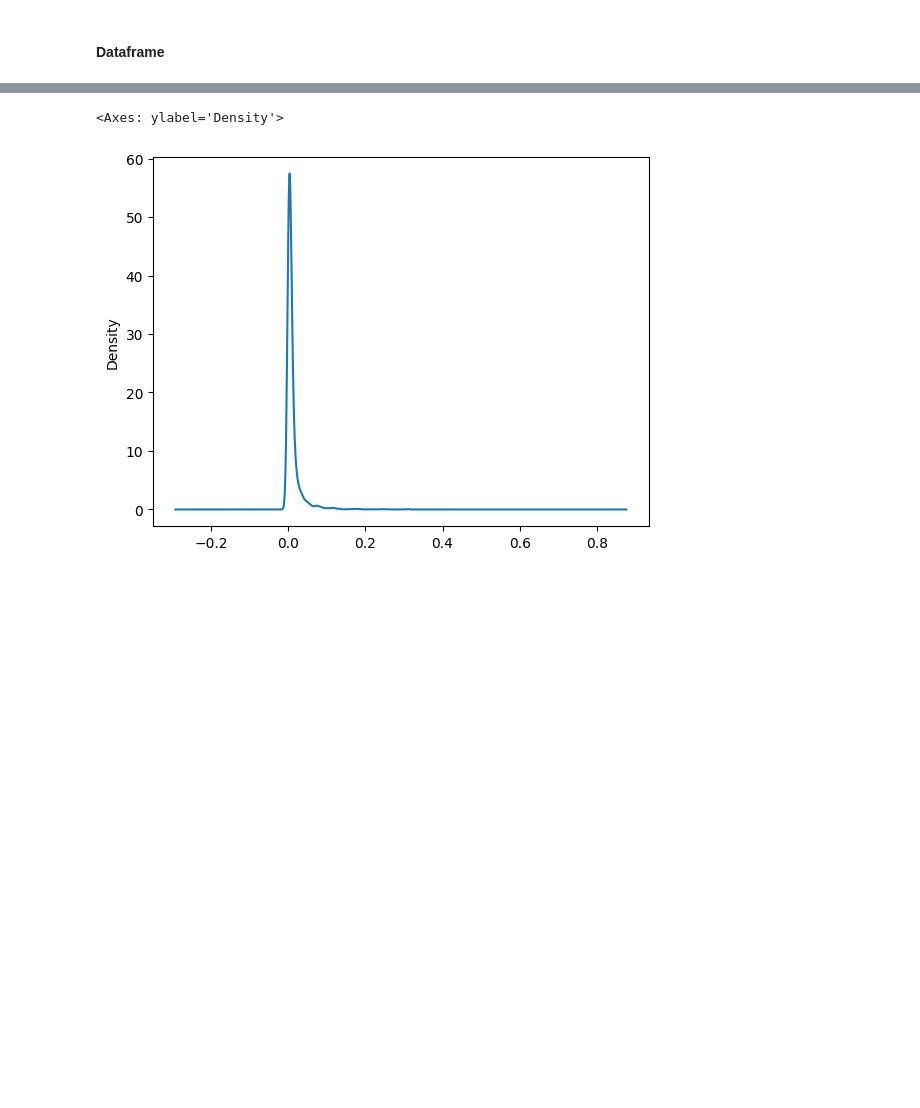
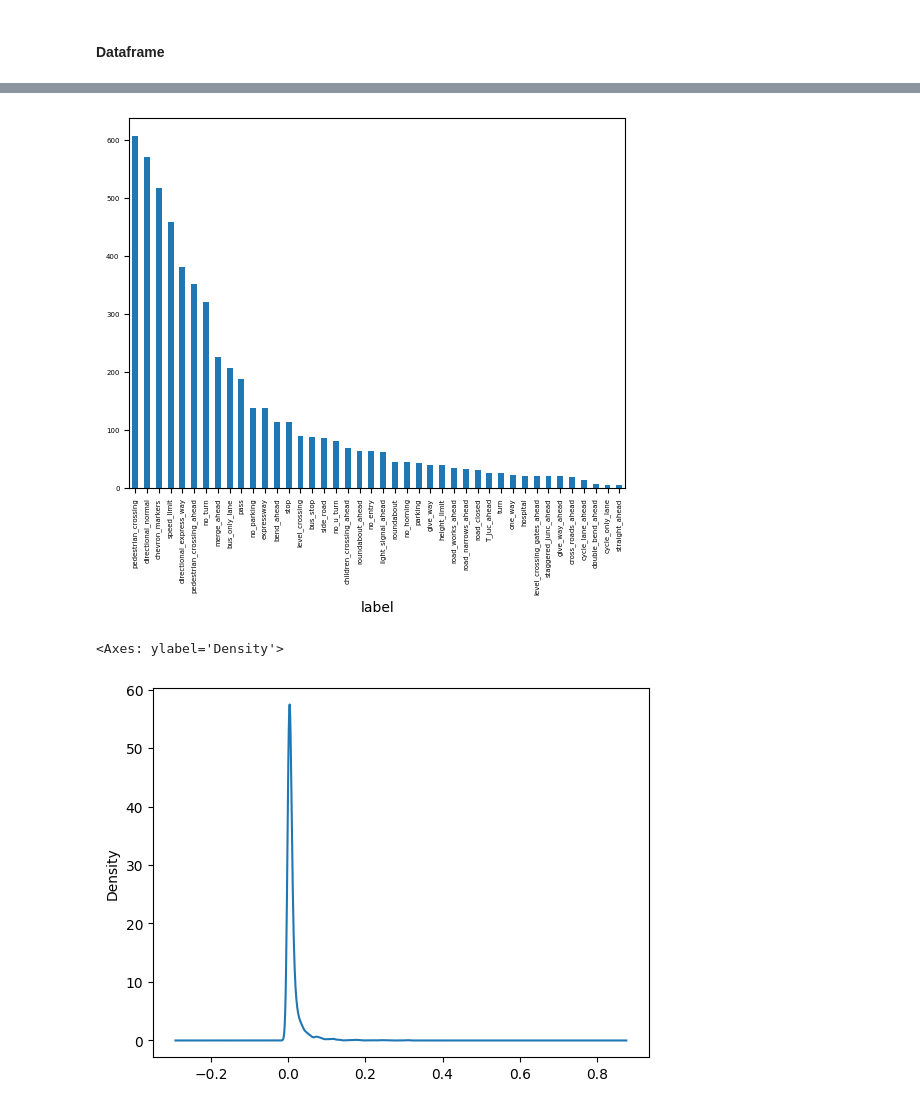
Before and after one commit to pasannissanka/sign_recognition, a Jupyter notebook: notebooks/Augment BBOX.ipynb, the cells around one changed output, grey strips where cells are left out. Drawn from its saved outputs; the diff is of its cells as text; code cells hidden in the pictures; blank space fills up the shorter version.

```diff
--- a/notebooks/Augment BBOX.ipynb
+++ b/notebooks/Augment BBOX.ipynb
@@ -111,4 +110,9 @@ df.describe()
 | freq | 10 | 14.0000 | 29.000000 | 102.000000 | 109.000000 | 607 | 18.000000 |
+# %%
+df['label'].value_counts().plot(kind='bar', fontsize=5)
+plt.savefig("output/class_distribution.png")
+# %% [output]
+[figure, added]
 # %%
 df['norm_area'].plot(kind='kde')
 # %% [output]
```
Also changed, not shown: parts of 11 cells of this notebook, 2 other files.
